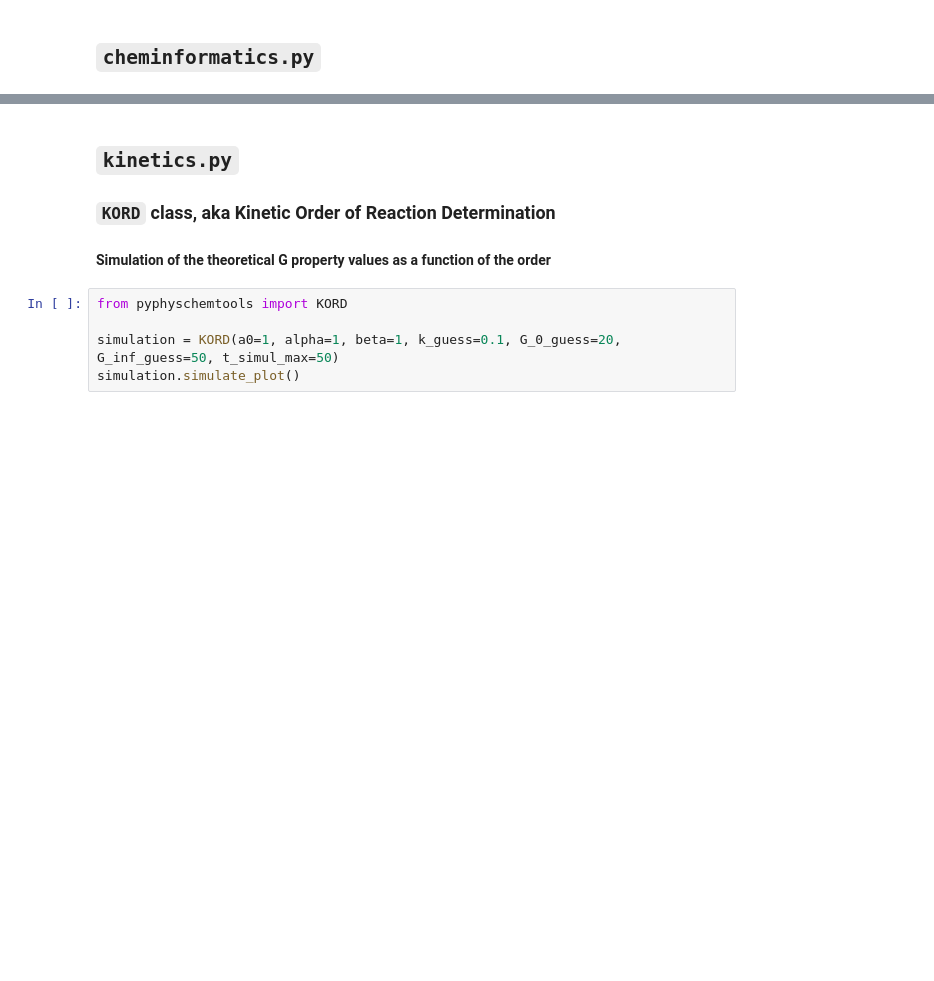
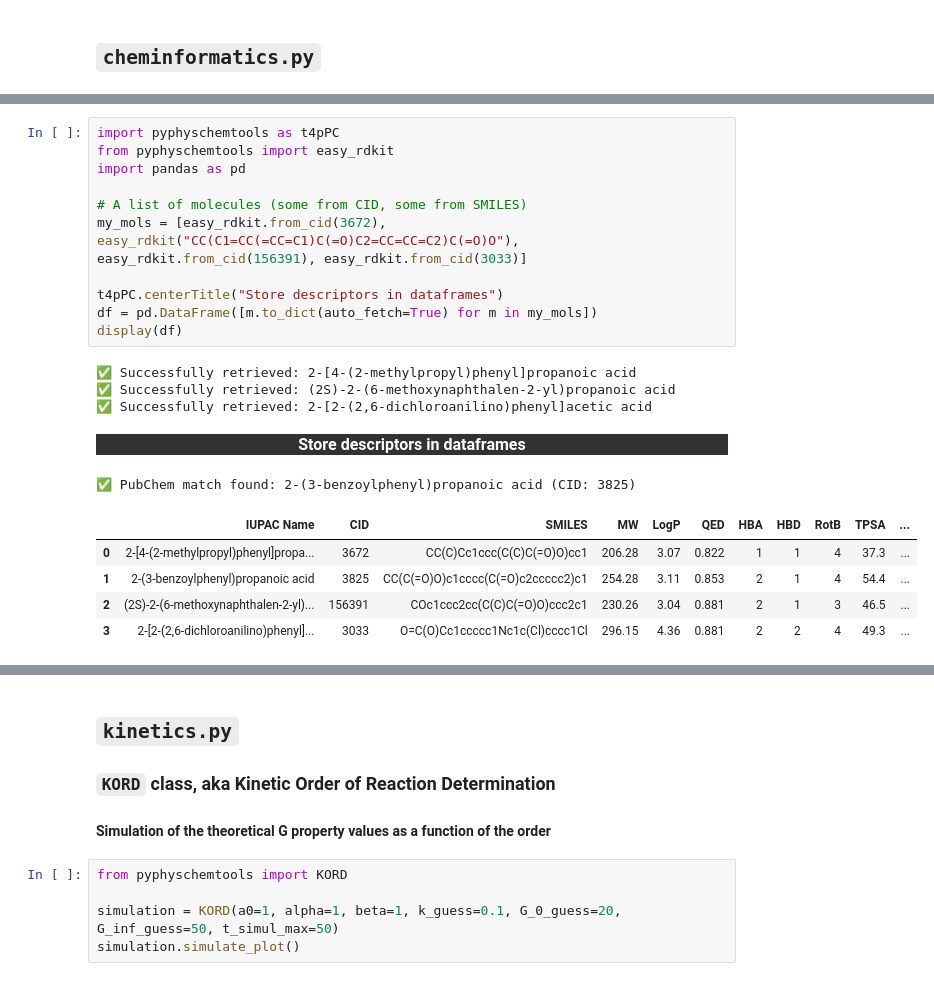
Before and after one commit to rpoteau/pyphyschemtools, a Jupyter notebook: Examples.ipynb, the cells around one changed output, grey strips where cells are left out. Saved outputs shown, nothing was run; the diff lists cells and outputs as text; blank space fills up the shorter version.

Commit message:
Bump version: 0.5.6 → 0.5.7 (easy_rdkit)

```diff
--- a/Examples.ipynb
+++ b/Examples.ipynb
@@ -141,0 +220,22 @@ with the 'macrocycle' option
+# %%
+import pyphyschemtools as t4pPC
+from pyphyschemtools import easy_rdkit
+import pandas as pd
+
+# A list of molecules (some from CID, some from SMILES)
+my_mols = [easy_rdkit.from_cid(3672), easy_rdkit("CC(C1=CC(=CC=C1)C(=O)C2=CC=CC=C2)C(=O)O"), easy_rdkit.from_cid(156391), easy_rdkit.from_cid(3033)]
+
+t4pPC.centerTitle("Store descriptors in dataframes")
+df = pd.DataFrame([m.to_dict(auto_fetch=True) for m in my_mols])
+display(df)
+# %% [output]
+✅ Successfully retrieved: 2-[4-(2-methylpropyl)phenyl]propanoic acid
+✅ Successfully retrieved: (2S)-2-(6-methoxynaphthalen-2-yl)propanoic acid
+✅ Successfully retrieved: 2-[2-(2,6-dichloroanilino)phenyl]acetic acid
+Store descriptors in dataframes
+✅ PubChem match found: 2-(3-benzoylphenyl)propanoic acid (CID: 3825)
+|  | IUPAC Name | CID | SMILES | MW | LogP | QED | HBA | HBD | RotB | TPSA | ... |
+| 0 | 2-[4-(2-methylpropyl)phenyl]propa... | 3672 | CC(C)Cc1ccc(C(C)C(=O)O)cc1 | 206.28 | 3.07 | 0.822 | 1 | 1 | 4 | 37.3 | ... |
+| 1 | 2-(3-benzoylphenyl)propanoic acid | 3825 | CC(C(=O)O)c1cccc(C(=O)c2ccccc2)c1 | 254.28 | 3.11 | 0.853 | 2 | 1 | 4 | 54.4 | ... |
+| 2 | (2S)-2-(6-methoxynaphthalen-2-yl)... | 156391 | COc1ccc2cc(C(C)C(=O)O)ccc2c1 | 230.26 | 3.04 | 0.881 | 2 | 1 | 3 | 46.5 | ... |
+| 3 | 2-[2-(2,6-dichloroanilino)phenyl]... | 3033 | O=C(O)Cc1ccccc1Nc1c(Cl)cccc1Cl | 296.15 | 4.36 | 0.881 | 2 | 2 | 4 | 49.3 | ... |
```
Also changed, not shown: parts of 13 cells of this notebook, 46 other files.
